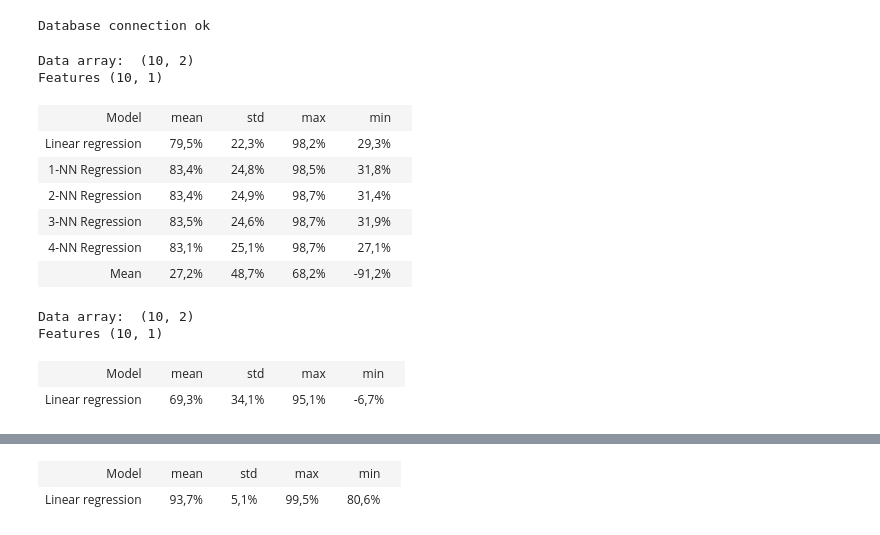
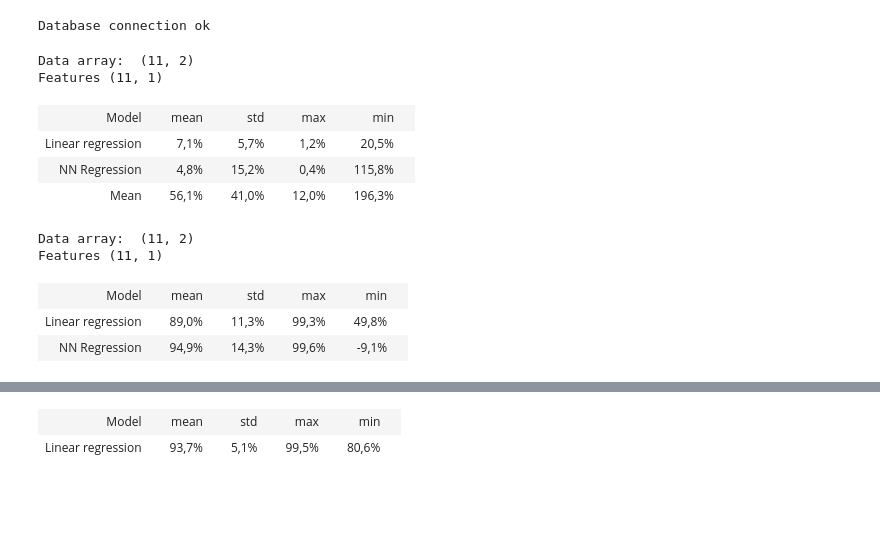
Before and after one commit to Miikkasna/cablepredictions, a Jupyter notebook: Whole ship cable quantities.ipynb, the cells around one changed output, grey strips where cells are left out. Drawn from its saved outputs; the diff is of its cells as text; code cells hidden in the pictures; blank space fills up the shorter version.

```diff
--- a/Whole ship cable quantities.ipynb
+++ b/Whole ship cable quantities.ipynb
@@ -39,65 +40,71 @@ Database connection ok
 # GT
 # Algorithms:
 # Linear regression
+# KNN regression
+# Mean
 
 # Get the data
-cursor.execute("SELECT gross_tonnage, sum(quantity) FROM cable_quantities as r"
+cursor.execute("SELECT gross_tonnage, sum(amount) FROM routed as r"
     " LEFT JOIN projects as p ON p.project_id=r.project_id"
-    " WHERE r.project_id<>1376"
     " GROUP BY r.project_id, gross_tonnage")
 data = np.array(cursor.fetchall()).astype('float32')
 print('Data array: ', data.shape)
 X = data[:, 0].reshape((-1, 1))
 print('Features', X.shape)
 y = data[:, -1]
 
 
 # init lpo split
 p = 2 #ships
 lpo = LeavePOut(p)
 
 # init regression model
 models = dict()
 models['Linear regression'] = linear_model.LinearRegression()
-models['1-NN Regression'] = KNeighborsRegressor(1, weights='distance')
-models['2-NN Regression'] = KNeighborsRegressor(2, weights='distance')
-models['3-NN Regression'] = KNeighborsRegressor(3, weights='distance')
-models['4-NN Regression'] = KNeighborsRegressor(4, weights='distance')
+models['NN Regression'] = KNeighborsRegressor()
 models['Mean'] = DummyRegressor(strategy='mean')
+
+scaler = pp.MinMaxScaler()
 
 # train and evaluate all models with lpo
 table_rows = [['Model', 'mean', 'std', 'max', 'min']]
 for model_name in models.keys():
     model = models[model_name]
     scores = []
     for train_i, test_i in lpo.split(X):
-        model.fit(X[train_i], y[train_i])
-        preds = model.predict(X[test_i])
-        scores.append(mape(y[test_i], preds))
+        if model_name == 'NN Regression':
+            clf = GridSearchCV(model, {'n_neighbors':[1, 3, 5], 'weights': ['uniform', 'distance']})
+            X_train = scaler.fit_transform(X[train_i])
+            clf.fit(X_train, y[train_i])
+            #print(clf.best_params_)
+            X_test = scaler.transform(X[test_i]) #normalize features
+            preds = clf.predict(X_test)
+            scores.append(mape(y[test_i], preds))
+        else:
+            model.fit(X[train_i], y[train_i])
+            preds = model.predict(X[test_i])
+            scores.append(mape(y[test_i], preds))
     scores = np.array(scores)
-    table_rows.append((model_name, 1-scores.mean(), scores.std(), 1-scores.min(), 1-scores.max()))
+    table_rows.append((model_name, scores.mean(), scores.std(), scores.min(), scores.max()))
 display_table(table_rows)
 # %% [output]
-Data array:  (10, 2)
-Features (10, 1)
+Data array:  (11, 2)
+Features (11, 1)
 | Model |  | mean |  | std |  | max |  | min |  |
-| Linear regression |  | 79,5% |  | 22,3% |  | 98,2% |  | 29,3% |  |
-| 1-NN Regression |  | 83,4% |  | 24,8% |  | 98,5% |  | 31,8% |  |
-| 2-NN Regression |  | 83,4% |  | 24,9% |  | 98,7% |  | 31,4% |  |
-| 3-NN Regression |  | 83,5% |  | 24,6% |  | 98,7% |  | 31,9% |  |
-| 4-NN Regression |  | 83,1% |  | 25,1% |  | 98,7% |  | 27,1% |  |
-| Mean |  | 27,2% |  | 48,7% |  | 68,2% |  | -91,2% |  |
+| Linear regression |  | 7,1% |  | 5,7% |  | 1,2% |  | 20,5% |  |
+| NN Regression |  | 4,8% |  | 15,2% |  | 0,4% |  | 115,8% |  |
+| Mean |  | 56,1% |  | 41,0% |  | 12,0% |  | 196,3% |  |
 # %%
 # Whole ship cable quantities
 # Predictors:
 # Ship squares
 # Algorithms:
 # Linear regression
+# KNN regression
 
 # Get the data
-cursor.execute("SELECT ship_squares , sum(quantity) FROM cable_quantities as r"
+cursor.execute("SELECT ship_squares , sum(amount) FROM routed as r"
     " LEFT JOIN (SELECT project_id, sum(squares) as ship_squares FROM areas GROUP BY project_id) as a ON a.project_id=r.project_id"
-    " WHERE r.project_id<>1376"
     " GROUP BY r.project_id, ship_squares")
 data = np.array(cursor.fetchall()).astype('float32')
 print('Data array: ', data.shape)
@@ -113,6 +120,9 @@ lpo = LeavePOut(p)
 # init regression model
 models = dict()
 models['Linear regression'] = linear_model.LinearRegression()
+models['NN Regression'] = KNeighborsRegressor()
+
+scaler = pp.MinMaxScaler()
 
 # train and evaluate all models with lpo
 table_rows = [['Model', 'mean', 'std', 'max', 'min']]
@@ -120,17 +130,27 @@ for model_name in models.keys():
     model = models[model_name]
     scores = []
     for train_i, test_i in lpo.split(X):
-        model.fit(X[train_i], y[train_i])
-        preds = model.predict(X[test_i])
-        scores.append(mape(y[test_i], preds))
+        if model_name == 'NN Regression':
+            clf = GridSearchCV(model, {'n_neighbors':[1, 3, 5], 'weights': ['uniform', 'distance']})
+            X_train = scaler.fit_transform(X[train_i])
+            clf.fit(X_train, y[train_i])
+            #print(clf.best_params_)
+            X_test = scaler.transform(X[test_i]) #normalize features
+            preds = clf.predict(X_test)
+            scores.append(mape(y[test_i], preds))
+        else:
+            model.fit(X[train_i], y[train_i])
+            preds = model.predict(X[test_i])
+            scores.append(mape(y[test_i], preds))
     scores = np.array(scores)
     table_rows.append((model_name, 1-scores.mean(), scores.std(), 1-scores.min(), 1-scores.max()))
 display_table(table_rows)
 # %% [output]
-Data array:  (10, 2)
-Features (10, 1)
+Data array:  (11, 2)
+Features (11, 1)
 | Model |  | mean |  | std |  | max |  | min |  |
-| Linear regression |  | 69,3% |  | 34,1% |  | 95,1% |  | -6,7% |  |
+| Linear regression |  | 89,0% |  | 11,3% |  | 99,3% |  | 49,8% |  |
+| NN Regression |  | 94,9% |  | 14,3% |  | 99,6% |  | -9,1% |  |
 # %%
 # Whole ship cable quantities
 # Predictors:
```
Also changed, not shown: parts of 5 cells of this notebook, 9 other files.
